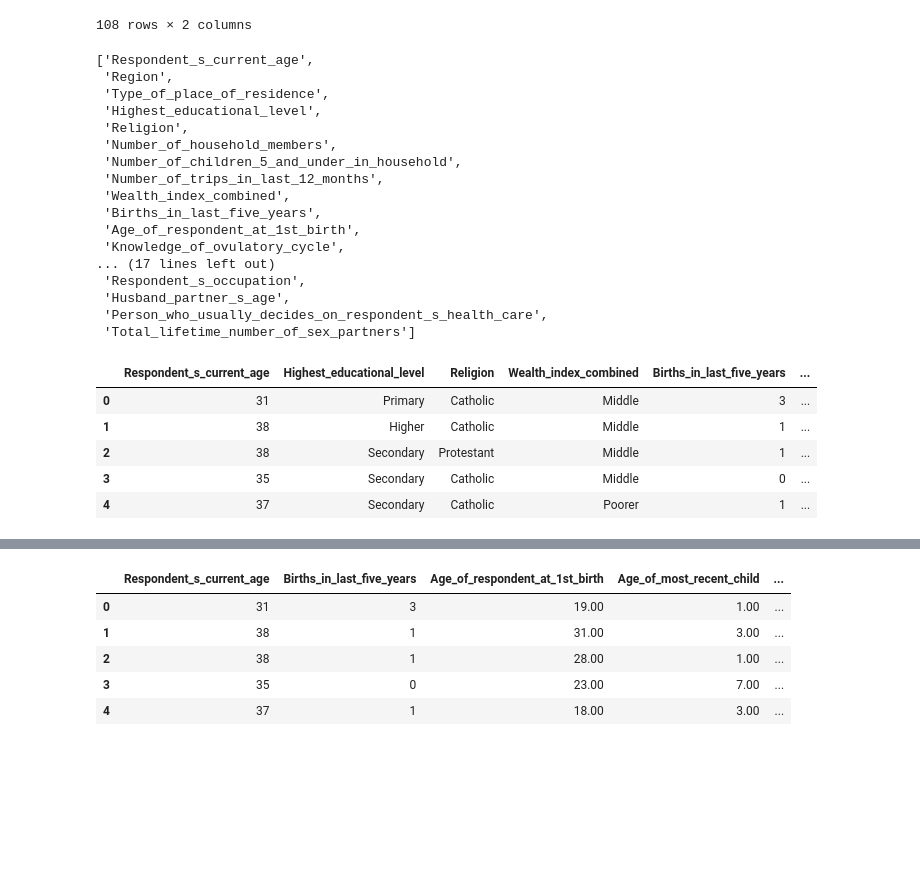
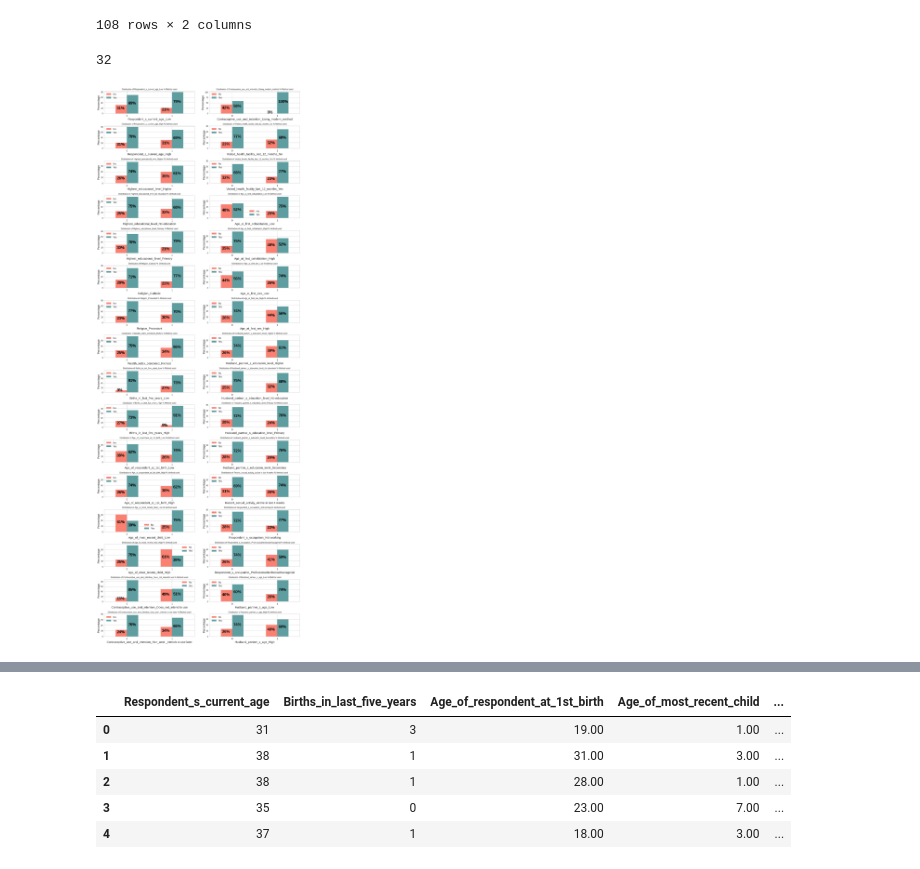
Before and after one commit to MMasson1988/Capstone-s-Project, a Jupyter notebook: Contraceptive_Project_Test.ipynb, the cells around one changed output, grey strips where cells are left out. Saved outputs shown, nothing was run; the diff lists cells and outputs as text; code cells hidden in the pictures; blank space fills up the shorter version.

```diff
--- a/Contraceptive_Project_Test.ipynb
+++ b/Contraceptive_Project_Test.ipynb
@@ -944,3 +969,37 @@ datalist=['Respondent_s_current_age_Low', 'Respondent_s_current_age_High',
+# %%
+len(cate_cols)
+# %% [output]
+32
+# %%
+colors = ["Salmon", "#5F9EA0"]
+
+fig, axes = plt.subplots(nrows = 16,ncols = 2,figsize = (15,40))
+
+for i,feature in enumerate(cate_cols):
+    if i < 16:
+        ax = method.groupby([feature,'Unmet_need_for_contraception_Yes']).size().groupby(level=0).apply( lambda x: 100 * x / x.sum()).unstack().plot(kind='bar', color=colors, ax=axes[i,0])
+    elif i >= 16 and i < 32:
+        ax = method.groupby([feature,'Unmet_need_for_contraception_Yes']).size().groupby(level=0).apply( lambda x: 100 * x / x.sum()).unstack().plot(kind='bar', color=colors, ax=axes[i-16,1])
+
+    ax.set_title("Distribution of {} % Method used".format(feature), fontsize = 10)
+    ax.set_ylabel("Percentage", fontsize=15)
+    ax.set_xlabel("{}".format(feature), fontsize=15)
+    ax.legend(["No", "Yes"], fontsize=12)
+
+    for patch in ax.patches:
+        width, height = patch.get_width(), patch.get_height()
+        ax.annotate('{:.0f}%'.format(height), (patch.get_x()+0.1*width, patch.get_y()+0.5*height),
+                    color = 'Black',
+                    weight = 'bold',
+                    size = 20)
+
+    #ax.yaxis.set_major_formatter(stick.PercentFormatter())
+    plt.setp(ax.get_xticklabels(), rotation=1.5, fontsize=12)
+
+plt.tight_layout()
+plt.show()
+# %% [output]
+[figure, added]
 # %%
 dfliste=['Respondent_s_current_age',
            'Highest_educational_level',
@@ -958,33 +1017,5 @@ dfliste=['Respondent_s_current_age',
            'Respondent_s_occupation',
            'Husband_partner_s_age',
            'Unmet_need_for_contraception']
-# %%
-df.columns.tolist()
-# %% [output]
-['Respondent_s_current_age',
- 'Region',
- 'Type_of_place_of_residence',
- 'Highest_educational_level',
- 'Religion',
- 'Number_of_household_members',
- 'Number_of_children_5_and_under_in_household',
- 'Number_of_trips_in_last_12_months',
- 'Wealth_index_combined',
- 'Births_in_last_five_years',
- 'Age_of_respondent_at_1st_birth',
- 'Knowledge_of_ovulatory_cycle',
-... (17 lines left out)
- 'Respondent_s_occupation',
- 'Husband_partner_s_age',
- 'Person_who_usually_decides_on_respondent_s_health_care',
- 'Total_lifetime_number_of_sex_partners']
 # %%
 df=df[dfliste]
-df.head()
-# %% [output]
-|  | Respondent_s_current_age | Highest_educational_level | Religion | Wealth_index_combined | Births_in_last_five_years | ... |
-| 0 | 31 | Primary | Catholic | Middle | 3 | ... |
-| 1 | 38 | Higher | Catholic | Middle | 1 | ... |
-| 2 | 38 | Secondary | Protestant | Middle | 1 | ... |
-| 3 | 35 | Secondary | Catholic | Middle | 0 | ... |
-| 4 | 37 | Secondary | Catholic | Poorer | 1 | ... |
```
Also changed, not shown: parts of 40 cells of this notebook.
